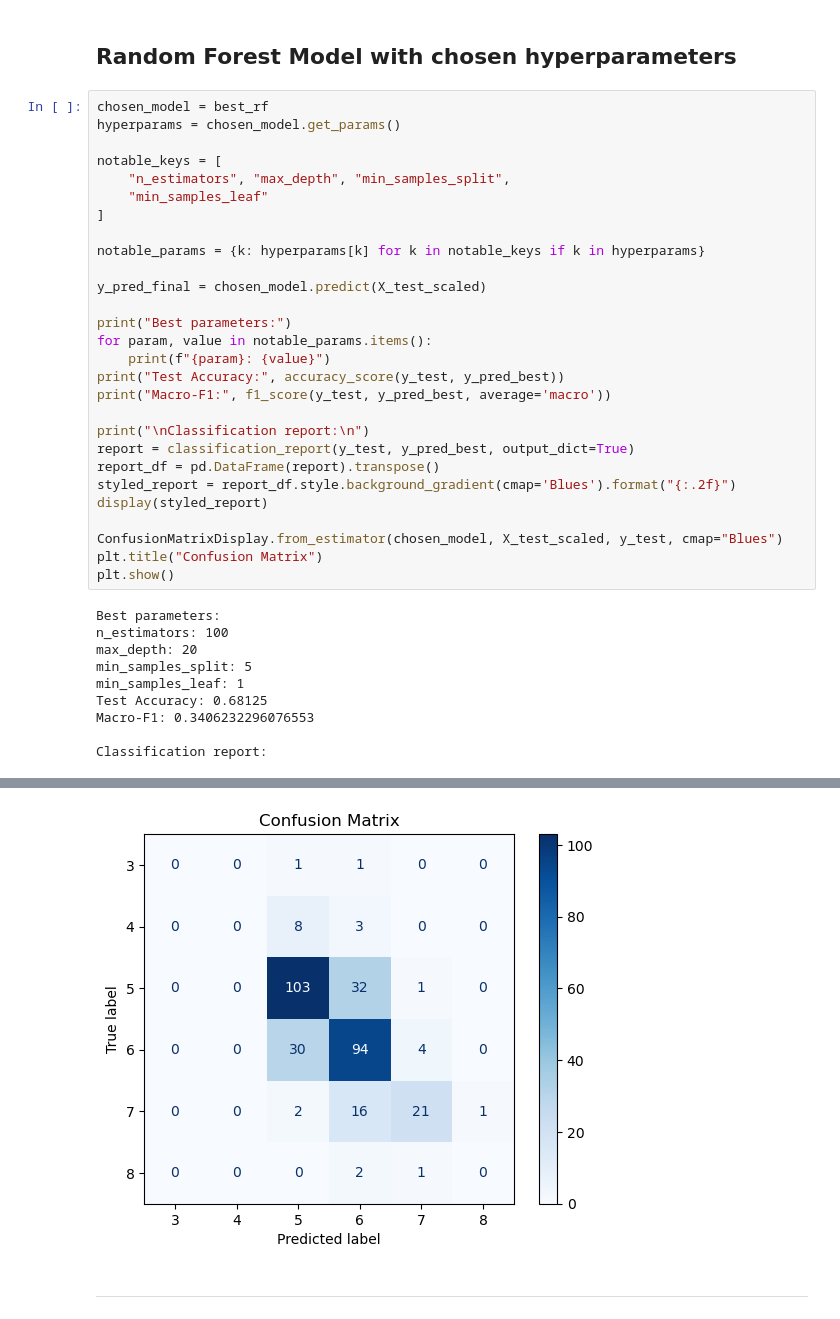
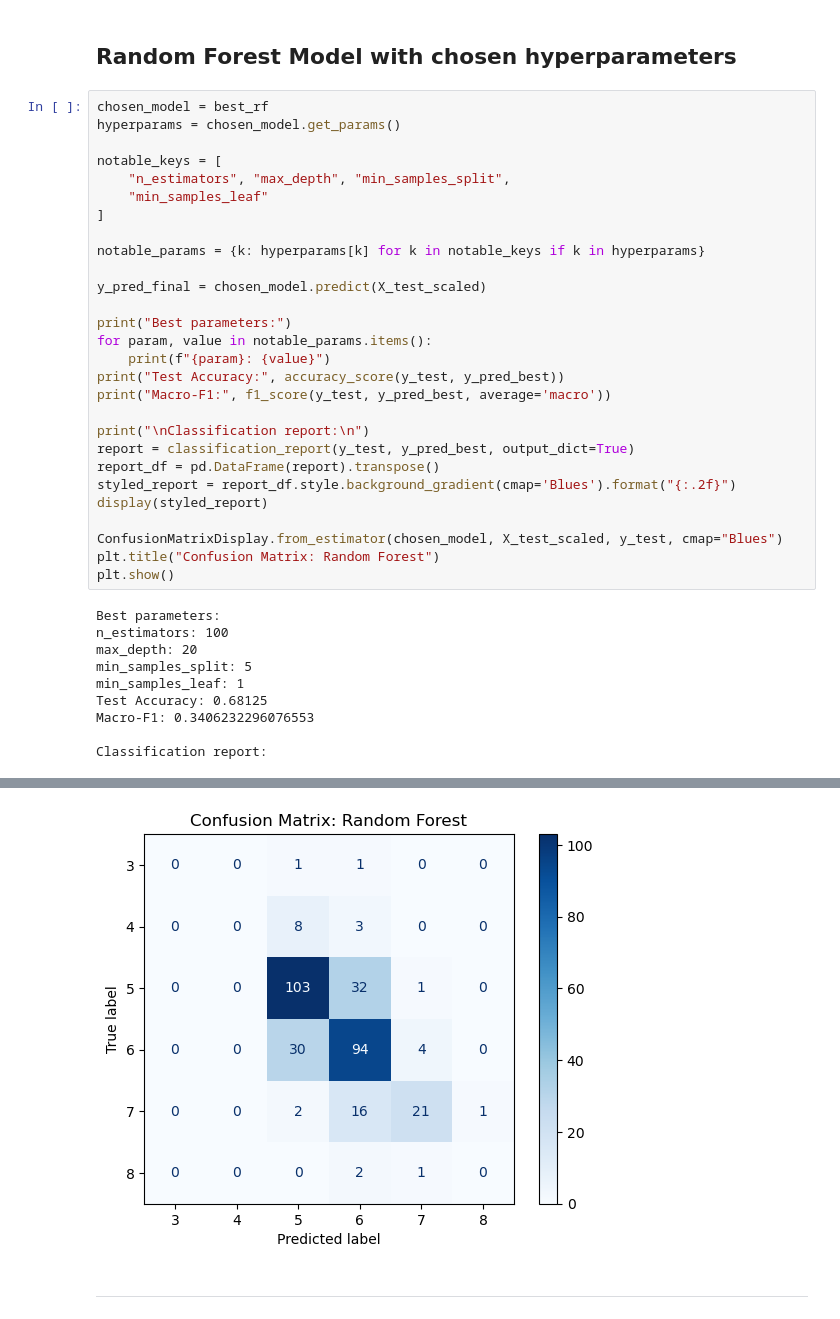
Before and after one commit to Liamoiknine/ML-wine-classifier, a Jupyter notebook: main.ipynb, the cells around one changed output, grey strips where cells are left out. Saved outputs shown, nothing was run; the diff lists cells and outputs as text.

Commit message:
edited titles

```diff
--- a/main.ipynb
+++ b/main.ipynb
@@ -873,35 +873,35 @@ print("Test Accuracy:", accuracy_score(y_test, y_pred_best))
 print("Macro-F1:", f1_score(y_test, y_pred_best, average='macro'))
 
 print("\nClassification report:\n")
 report = classification_report(y_test, y_pred_best, output_dict=True)
 report_df = pd.DataFrame(report).transpose()
 styled_report = report_df.style.background_gradient(cmap='Blues').format("{:.2f}")
 display(styled_report)
 
 ConfusionMatrixDisplay.from_estimator(chosen_model, X_test_scaled, y_test, cmap="Blues")
-plt.title("Confusion Matrix")
+plt.title("Confusion Matrix: Random Forest")
 plt.show()
 # %% [output]
 Best parameters:
 n_estimators: 100
 max_depth: 20
 min_samples_split: 5
 min_samples_leaf: 1
 Test Accuracy: 0.68125
 Macro-F1: 0.3406232296076553
 
 Classification report:
 |  | precision | recall | f1-score | support |
 | 3 | 0.00 | 0.00 | 0.00 | 2.00 |
 | 4 | 0.00 | 0.00 | 0.00 | 11.00 |
 | 5 | 0.72 | 0.76 | 0.74 | 136.00 |
 | 6 | 0.64 | 0.73 | 0.68 | 128.00 |
 | 7 | 0.78 | 0.53 | 0.63 | 40.00 |
 | 8 | 0.00 | 0.00 | 0.00 | 3.00 |
 | accuracy | 0.68 | 0.68 | 0.68 | 0.68 |
 | macro avg | 0.35 | 0.34 | 0.34 | 320.00 |
 | weighted avg | 0.66 | 0.68 | 0.66 | 320.00 |
-[figure, old version]
+[figure, new version]
 # %% [markdown]
 ---
 # %% [markdown]
```
Also changed, not shown: parts of 2 cells of this notebook.
